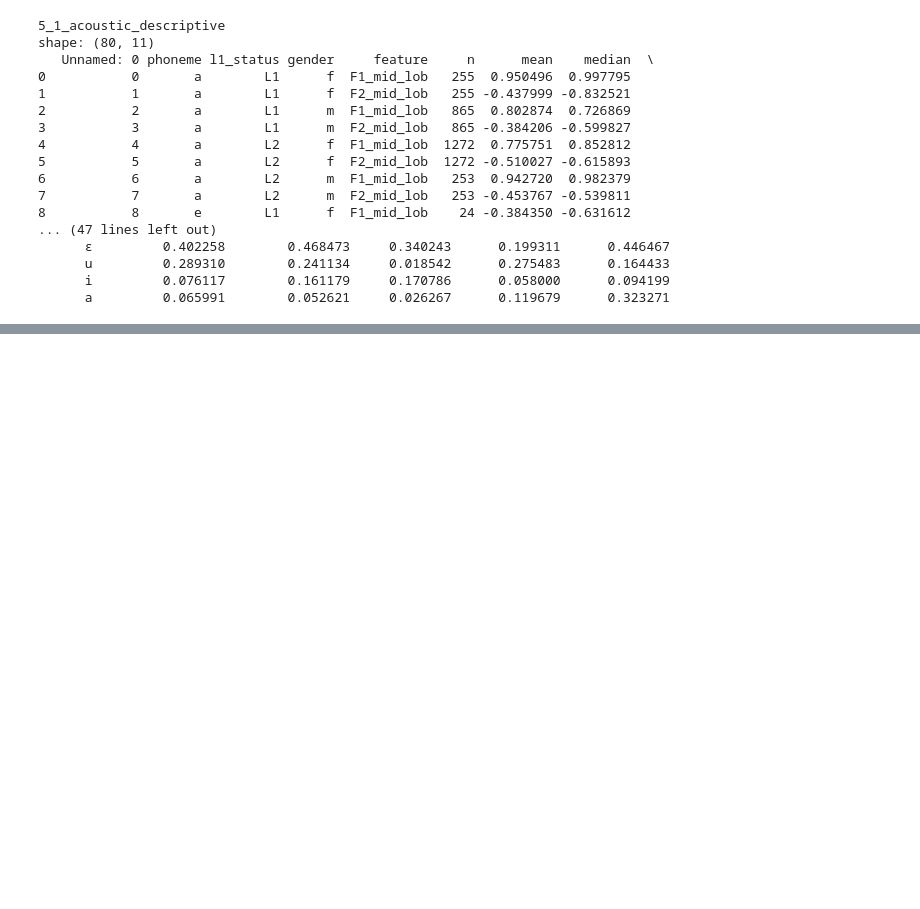
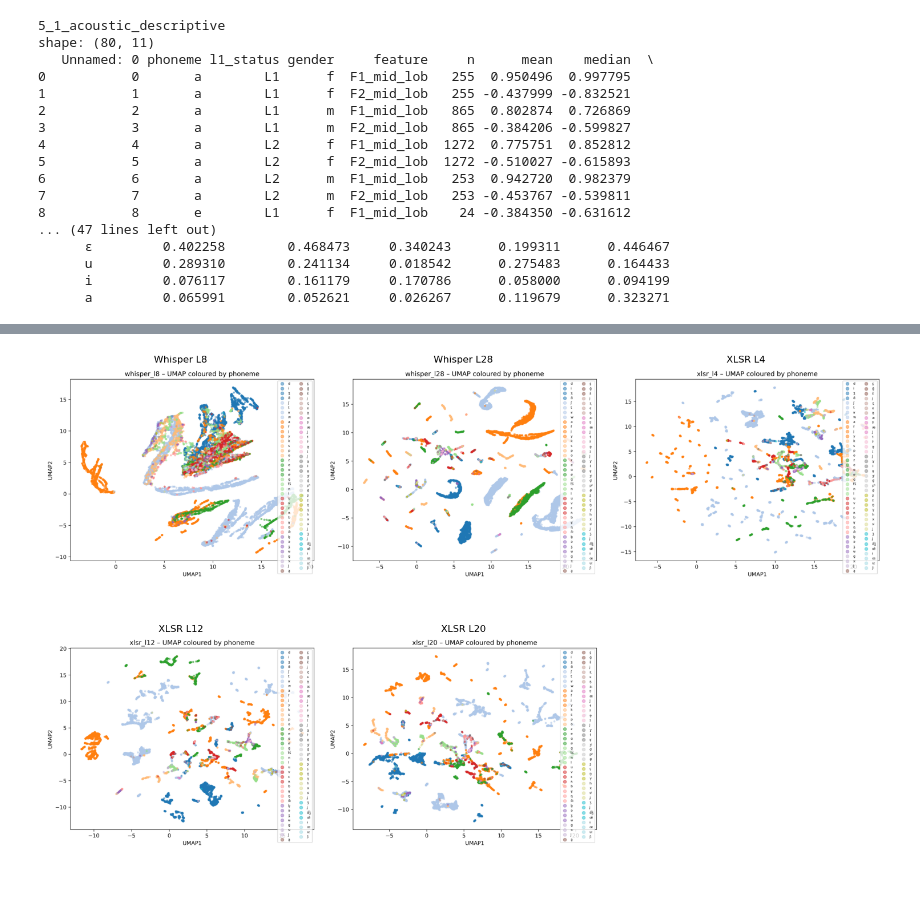
Before and after one commit to axmeu/acoustic-neural-alignment, a Jupyter notebook: notebook/data_analysis.ipynb, the cells around one changed output, grey strips where cells are left out. Saved outputs shown, nothing was run; the diff lists cells and outputs as text; code cells hidden in the pictures; blank space fills up the shorter version.

Commit message:
Data analysis notebook

```diff
--- a/notebook/data_analysis.ipynb
+++ b/notebook/data_analysis.ipynb
@@ -87,0 +145,24 @@ shape: (80, 11)
+# %%
+imgs = [
+    Image.open("../outputs/analysis/figures/5_2_neural_whisper_l8_UMAP_phoneme.png"),
+    Image.open("../outputs/analysis/figures/5_2_neural_whisper_l28_UMAP_phoneme.png"),
+    Image.open("../outputs/analysis/figures/5_2_neural_xlsr_l4_UMAP_phoneme.png"),
+    Image.open("../outputs/analysis/figures/5_2_neural_xlsr_l12_UMAP_phoneme.png"),
+    Image.open("../outputs/analysis/figures/5_2_neural_xlsr_l20_UMAP_phoneme.png"),
+]
+
+titles = ["Whisper L8", "Whisper L28", "XLSR L4", "XLSR L12", "XLSR L20"]
+
+fig, axes = plt.subplots(2, 3, figsize=(15, 10))
+axes = axes.flatten()  # transforme en liste simple
+
+for i, ax in enumerate(axes):
+    if i < len(imgs):
+        ax.imshow(imgs[i])
+        ax.set_title(titles[i])
+    ax.axis("off")
+
+plt.tight_layout()
+plt.show()
+# %% [output]
+[figure, added]
```
Also changed, not shown: parts of 26 cells of this notebook.
